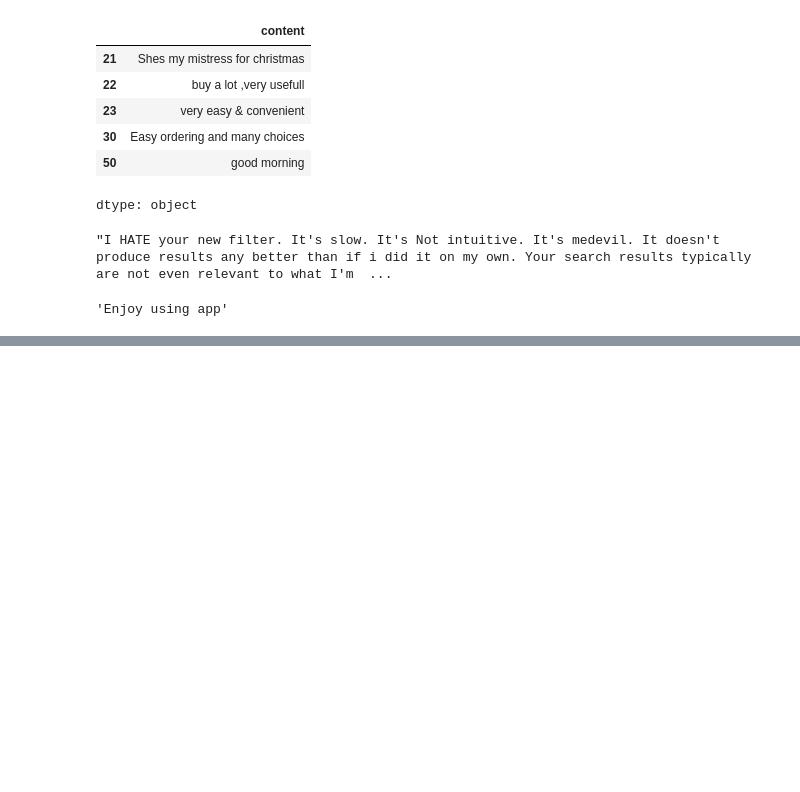
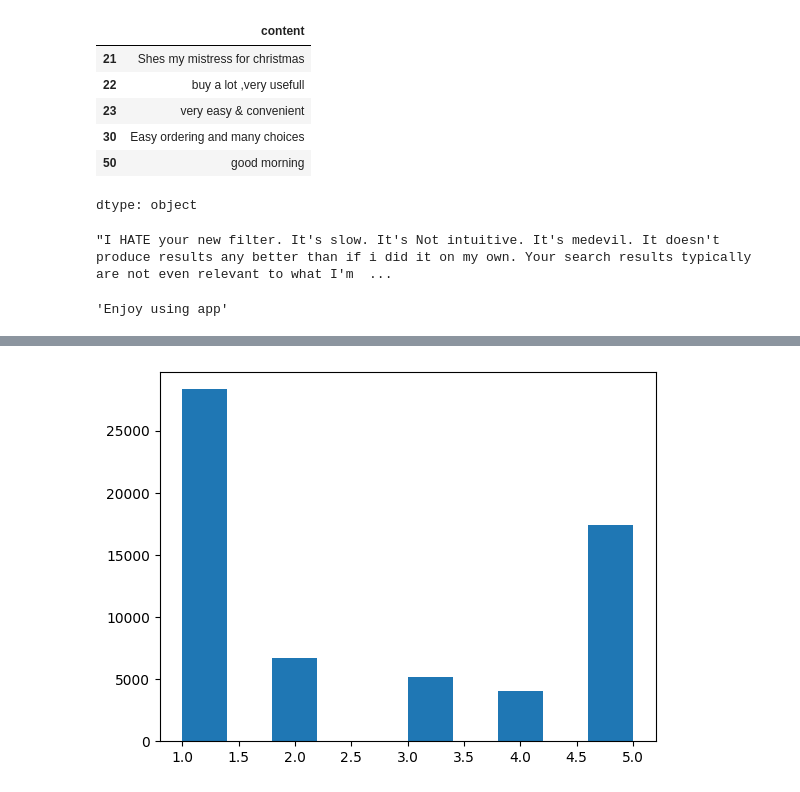
Before and after one commit to gmkumar1988/Data-Analytics-Projects, a Jupyter notebook: Natural_Language_Processing_Amazon_Reviews.ipynb, the cells around one changed output, grey strips where cells are left out. Saved outputs shown, nothing was run; the diff lists cells and outputs as text; code cells hidden in the pictures; blank space fills up the shorter version.

```diff
--- a/Natural_Language_Processing_Amazon_Reviews.ipynb
+++ b/Natural_Language_Processing_Amazon_Reviews.ipynb
@@ -218,0 +279,3 @@ test_amazon_reviews.iloc[30]
+# %%
+train_classes = amazon_data_train['score']
+test_classes = amazon_data_test['score']
@@ -218,0 +316,6 @@ test_amazon_reviews.iloc[30]
+# %%
+train_classes_numeric = pd.to_numeric(train_classes, errors='coerce').dropna()
+plt.hist(train_classes_numeric)
+plt.show()
+# %% [output]
+[figure, added]
```
Also changed, not shown: parts of 18 cells of this notebook.
